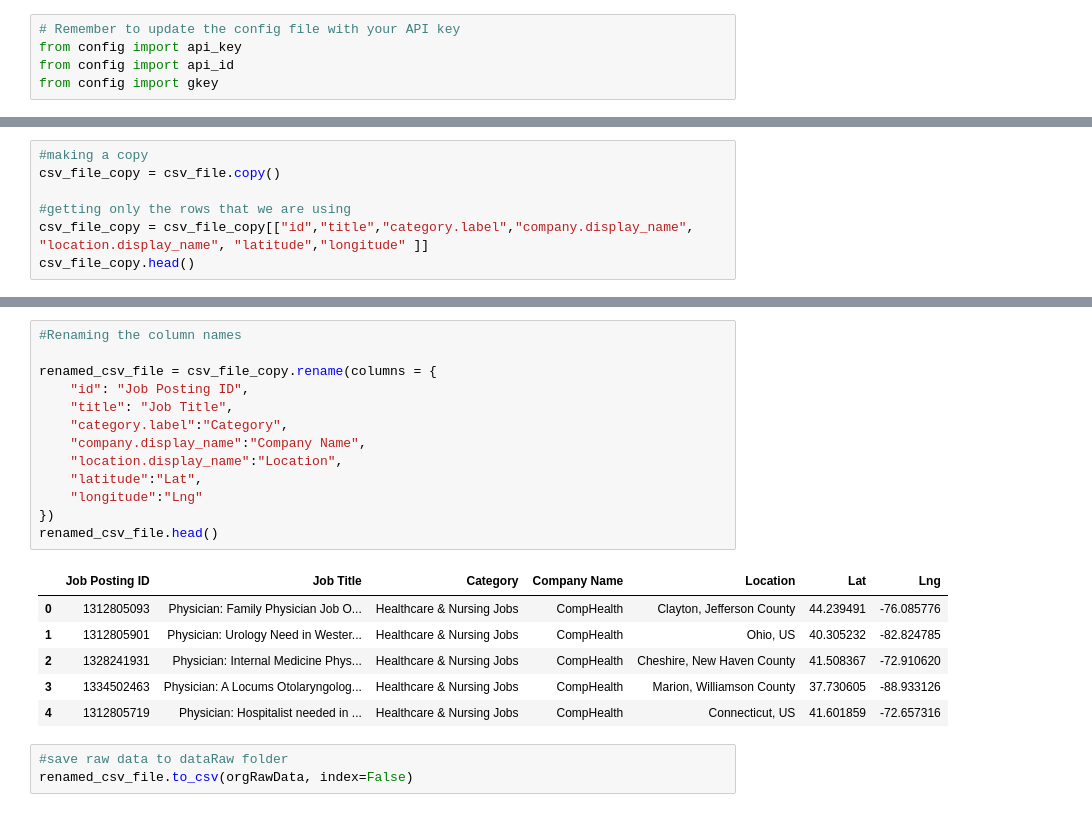
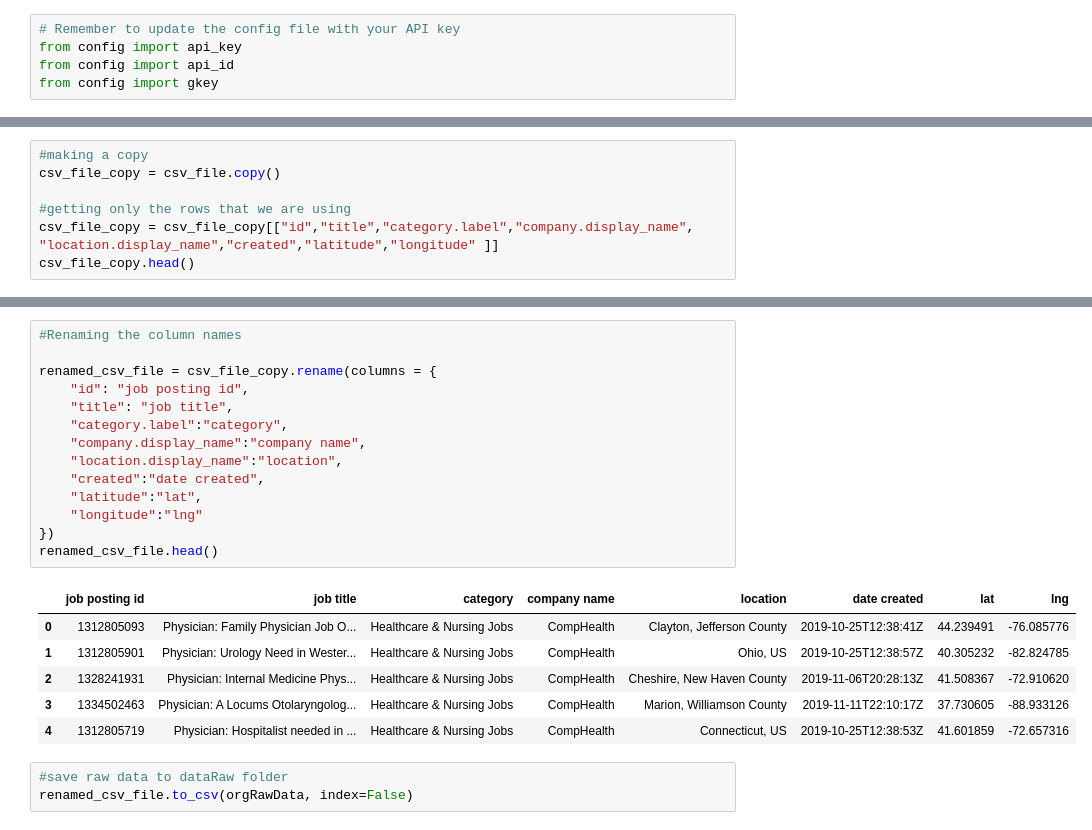
Before and after one commit to jmitterh/ProjectOnePyBootCamp, a Jupyter notebook: reports/Final_API.ipynb, the cells around one changed output, grey strips where cells are left out. Drawn from its saved outputs; the diff is of its cells as text.

```diff
--- a/reports/Final_API.ipynb
+++ b/reports/Final_API.ipynb
@@ -105,5 +111,5 @@ csv_file.head(3)
 csv_file_copy = csv_file.copy()
 
 #getting only the rows that we are using
-csv_file_copy = csv_file_copy[["id","title","category.label","company.display_name", "location.display_name", "latitude","longitude" ]]
+csv_file_copy = csv_file_copy[["id","title","category.label","company.display_name", "location.display_name","created","latitude","longitude" ]]
 csv_file_copy.head()
@@ -110,23 +123,24 @@ csv_file_copy.head()
 # %%
 #Renaming the column names
 
 renamed_csv_file = csv_file_copy.rename(columns = {
-    "id": "Job Posting ID",
-    "title": "Job Title",
-    "category.label":"Category",
-    "company.display_name":"Company Name",
-    "location.display_name":"Location",
-    "latitude":"Lat",
-    "longitude":"Lng"
+    "id": "job posting id",
+    "title": "job title",
+    "category.label":"category",
+    "company.display_name":"company name",
+    "location.display_name":"location",
+    "created":"date created",
+    "latitude":"lat",
+    "longitude":"lng"
 })
 renamed_csv_file.head()
 # %% [output]
-|  | Job Posting ID | Job Title | Category | Company Name | Location | Lat | Lng |
-| 0 | 1312805093 | Physician: Family Physician Job O... | Healthcare & Nursing Jobs | CompHealth | Clayton, Jefferson County | 44.239491 | -76.085776 |
-| 1 | 1312805901 | Physician: Urology Need in Wester... | Healthcare & Nursing Jobs | CompHealth | Ohio, US | 40.305232 | -82.824785 |
-| 2 | 1328241931 | Physician: Internal Medicine Phys... | Healthcare & Nursing Jobs | CompHealth | Cheshire, New Haven County | 41.508367 | -72.910620 |
-| 3 | 1334502463 | Physician: A Locums Otolaryngolog... | Healthcare & Nursing Jobs | CompHealth | Marion, Williamson County | 37.730605 | -88.933126 |
-| 4 | 1312805719 | Physician: Hospitalist needed in ... | Healthcare & Nursing Jobs | CompHealth | Connecticut, US | 41.601859 | -72.657316 |
+|  | job posting id | job title | category | company name | location | date created | lat | lng |
+| 0 | 1312805093 | Physician: Family Physician Job O... | Healthcare & Nursing Jobs | CompHealth | Clayton, Jefferson County | 2019-10-25T12:38:41Z | 44.239491 | -76.085776 |
+| 1 | 1312805901 | Physician: Urology Need in Wester... | Healthcare & Nursing Jobs | CompHealth | Ohio, US | 2019-10-25T12:38:57Z | 40.305232 | -82.824785 |
+| 2 | 1328241931 | Physician: Internal Medicine Phys... | Healthcare & Nursing Jobs | CompHealth | Cheshire, New Haven County | 2019-11-06T20:28:13Z | 41.508367 | -72.910620 |
+| 3 | 1334502463 | Physician: A Locums Otolaryngolog... | Healthcare & Nursing Jobs | CompHealth | Marion, Williamson County | 2019-11-11T22:10:17Z | 37.730605 | -88.933126 |
+| 4 | 1312805719 | Physician: Hospitalist needed in ... | Healthcare & Nursing Jobs | CompHealth | Connecticut, US | 2019-10-25T12:38:53Z | 41.601859 | -72.657316 |
 # %%
 #save raw data to dataRaw folder
 renamed_csv_file.to_csv(orgRawData, index=False)
```
Also changed, not shown: parts of 25 cells of this notebook, 37 other files.
